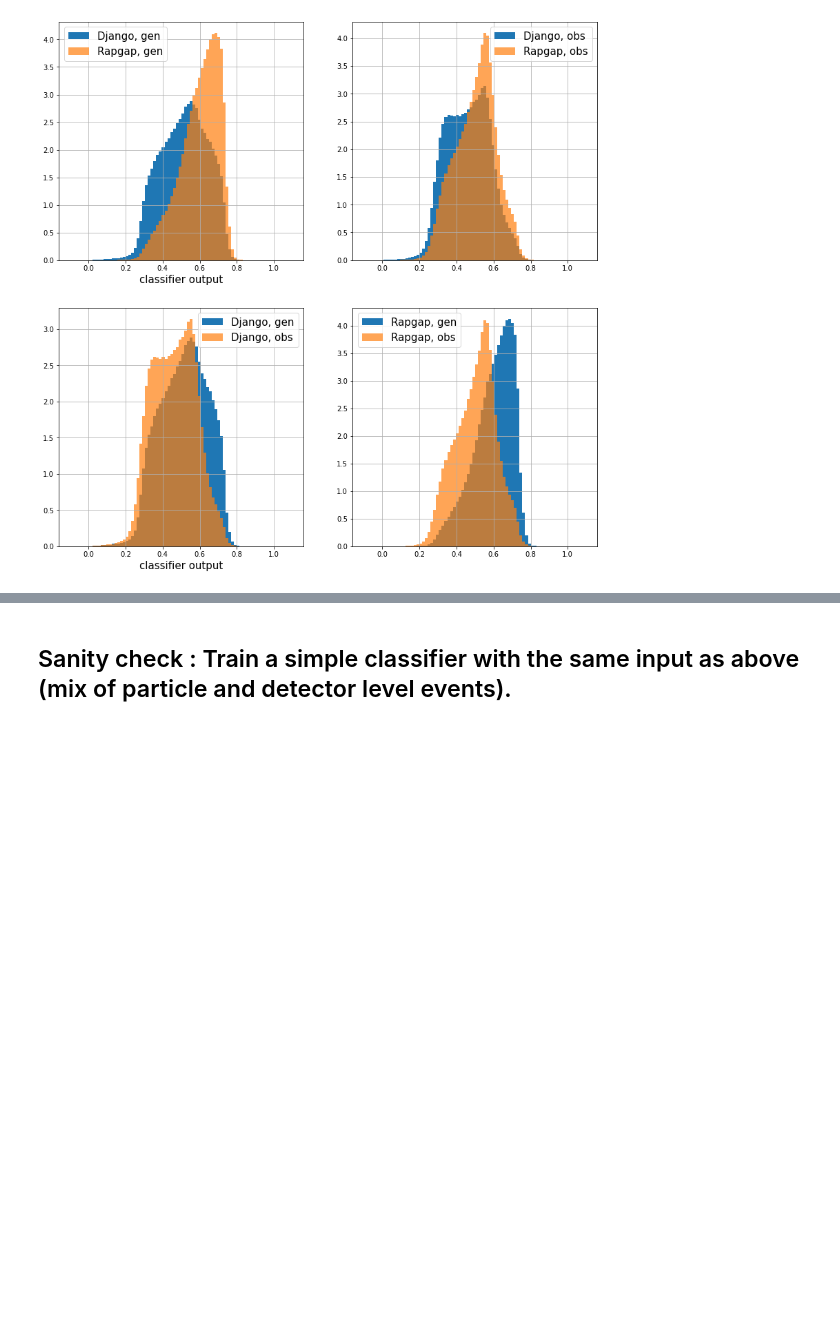
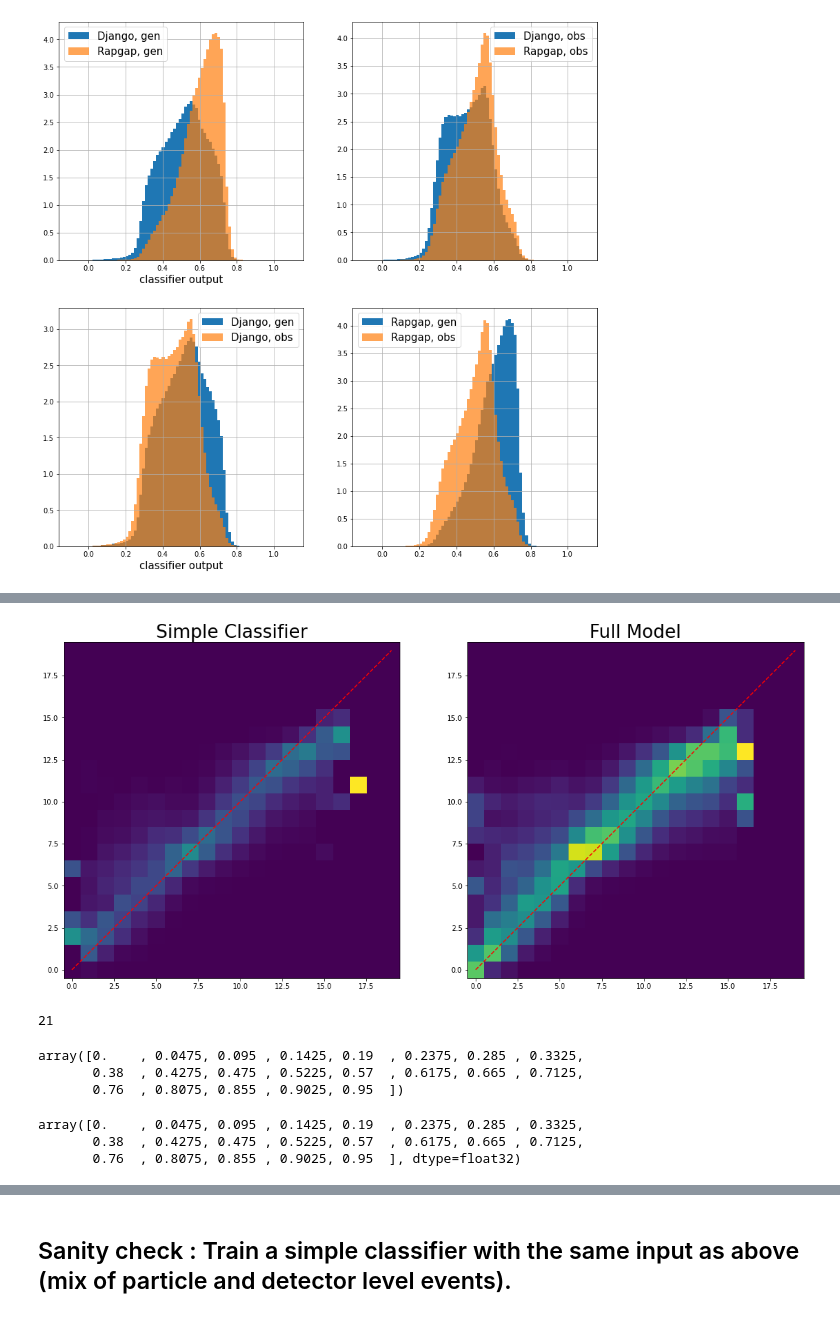
Before and after one commit to owen234/nn-adv-de, a Jupyter notebook: version4_with_weights_1stGPU.ipynb, the cells around one changed output, grey strips where cells are left out. Cells and saved outputs as stored; diff of their text form; code cells hidden in the pictures; blank space fills up the shorter version.

```diff
--- a/version4_with_weights_1stGPU.ipynb
+++ b/version4_with_weights_1stGPU.ipynb
@@ -2015,0 +2148,26 @@ plt.show()
+# %%
+fig, ax = plt.subplots(1,2,figsize=(19,9))
+
+ax[0].imshow(response_data_simple,
+          origin='lower',
+          #norm=mpl.colors.LogNorm()
+         )
+
+ax[1].imshow(response_data_full,
+          origin='lower',
+          #norm=mpl.colors.LogNorm()
+         )
+
+ax[0].set_title('Simple Classifier', fontsize=26)
+ax[1].set_title('Full Model', fontsize=26)
+
+ax[0].plot([0,19],[0,19], ls='--', color='red')
+ax[1].plot([0,19],[0,19], ls='--', color='red')
+
+plt.show()
+# %% [output]
+[figure, added]
+# %%
+len(hist_simple[1])
+# %% [output]
+21
@@ -2015,0 +2182,12 @@ plt.show()
+# %%
+hist_simple[1]
+# %% [output]
+array([0.    , 0.0475, 0.095 , 0.1425, 0.19  , 0.2375, 0.285 , 0.3325,
+       0.38  , 0.4275, 0.475 , 0.5225, 0.57  , 0.6175, 0.665 , 0.7125,
+       0.76  , 0.8075, 0.855 , 0.9025, 0.95  ])
+# %%
+hist_simple_obs[1]
+# %% [output]
+array([0.    , 0.0475, 0.095 , 0.1425, 0.19  , 0.2375, 0.285 , 0.3325,
+       0.38  , 0.4275, 0.475 , 0.5225, 0.57  , 0.6175, 0.665 , 0.7125,
+       0.76  , 0.8075, 0.855 , 0.9025, 0.95  ], dtype=float32)
```
Also changed, not shown: parts of 46 cells of this notebook.
